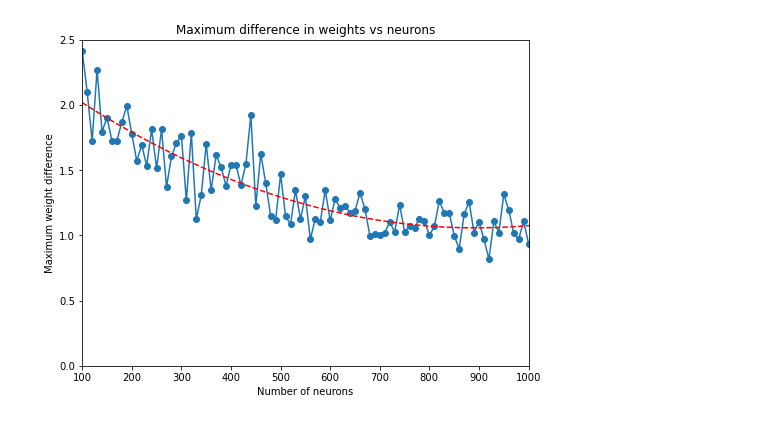
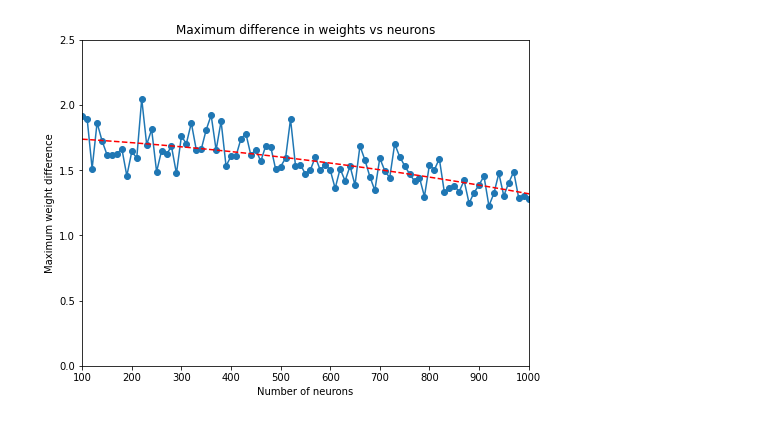
Before and after one commit to Kennethm-spec/Exploring-the-Limits-of-Lazy-Training-in-Neural-Networks, a Jupyter notebook: Loop_pytorch.ipynb, the cells around one changed output. Saved outputs shown, nothing was run; the diff lists cells and outputs as text; code cells hidden in the pictures.

```diff
--- a/Loop_pytorch.ipynb
+++ b/Loop_pytorch.ipynb
@@ -4,6 +4,7 @@ import torch.nn as nn
 import numpy as np
 import os
 import time
+import copy
 
 # Generate synthetic dataset
 random_state = 42
@@ -59,7 +60,7 @@ def train(model, train_loader):
         loss.backward()
         optimizer.step()
         train_loss += loss.item()
-    print(f"train loss: {train_loss/(i+1)}")
+    # print(f"train loss: {train_loss/(i+1)}")
     # ---
     return train_loss
 
@@ -96,15 +97,17 @@ unit_range = np.arange(100, 1050, 10)
 for units in unit_range:
     # Define the model architecture
     print(f"Number of units: {units}")
-    # model = tf.keras.Sequential([
-    #     tf.keras.layers.Dense(units=units, activation='relu', input_shape=(10,)),
-    #     tf.keras.layers.Dense(units=1, activation='sigmoid')
-    # ])
     model = NeuralNet(input_dim=10, units=units)
+    model = model.to(device)
 
     # Print initial weights
     # initial_weights.append(model.layers[0].get_weights()[0])
-
+    # initial_model_copy = type(model)(input_dim=10, units=units)
+    # initial_model_copy.load_state_dict(model.state_dict())
+    # initial_layer_weights = initial_model_copy.state_dict()
+    initial_layer_weights = copy.deepcopy(model.state_dict())  # to keep it seperate from its internal pointers
+    initial_weights.append(initial_layer_weights)
+    # print(f"initial layer weights: \n{initial_layer_weights}")
     # Compile the model with a loss function and an optimizer
     optimizer = torch.optim.Adam(model.parameters(), lr=.001)
     criterion = nn.BCELoss()
@@ -112,11 +115,8 @@ for units in unit_range:
     epochs = 100
     previous_lowest_train_loss = float('inf')
     for epoch in range(1, 1 + epochs):
-        print(f"epoch number {epoch}")
+        # print(f"epoch number {epoch}")
         train_loss = train(model=model, train_loader=train_loader)
-        if epoch == 1:
-            initial_layer_weights = model.state_dict()
-            initial_weights.append(initial_layer_weights)
         # test_loss = test(model=model)
         # if previous_lowest_train_loss > train_loss:
         #     previous_lowest_test_loss = test_loss
@@ -127,8 +127,13 @@ for units in unit_range:
         #         model_dir, model_folder_name, 'model.pth'))
     final_layer_weights = model.state_dict()
     final_weights.append(final_layer_weights)
-    max_difference = max(final_weights[-1]["layer1.weight"] - initial_weights[-1]["layer1.weight"],
-                         final_weights[-1]["layer2.weight"] - initial_weights[-1]["layer2.weight"])
+    # print(f"final layer weights: \n{final_layer_weights}")
+    layer1_max_difference = torch.max(final_weights[-1]["layer1.weight"] - initial_weights[-1]["layer1.weight"])
+    layer2_max_difference = torch.max(final_weights[-1]["layer2.weight"] - initial_weights[-1]["layer2.weight"])
+    print(f"layer 1 diff: {layer1_max_difference}")
+    print(f"layer 2 diff: {layer2_max_difference}")
+    max_difference = max(layer1_max_difference, layer2_max_difference)
+    print(f"the max difference is {max_difference} for {units} units\n")
     diff_weights.append(max_difference)
 # %% [output]
 Number of units: 100
@@ -152,32 +159,32 @@ KeyboardInterrupt:
 # %%
 import matplotlib.pyplot as plt
 
 max_vals = []
 
 for i in range(len(diff_weights)):
-    max_vals.append(np.max(diff_weights[i]))
+    max_vals.append(diff_weights[i])
 
 # set the size of the figure
 fig, ax = plt.subplots(figsize = (8, 6))
 
 # create the plot
 ax.plot(unit_range, max_vals, linestyle = '-', marker = 'o')
 
 # set the title and axis labels
 ax.set_title('Maximum difference in weights vs neurons')
 ax.set_xlabel('Number of neurons')
 ax.set_ylabel('Maximum weight difference')
 ax.set_ylim([0, 2.5])
 ax.set_xlim([100, 1000])
 
 # calculate line of best fit
 coefficients = np.polyfit(unit_range, max_vals, 2)
 line_of_best_fit = coefficients[0] * unit_range**2 + coefficients[1] * unit_range + coefficients[2]
 
 # plot line of best fit
 ax.plot(unit_range, line_of_best_fit, linestyle = '--', color = 'red')
 
 # display the plot
 plt.show()
 # %% [output]
-[figure, old version]
+[figure, new version]
```
Also changed, not shown: parts of 2 cells of this notebook, 2 other files.
